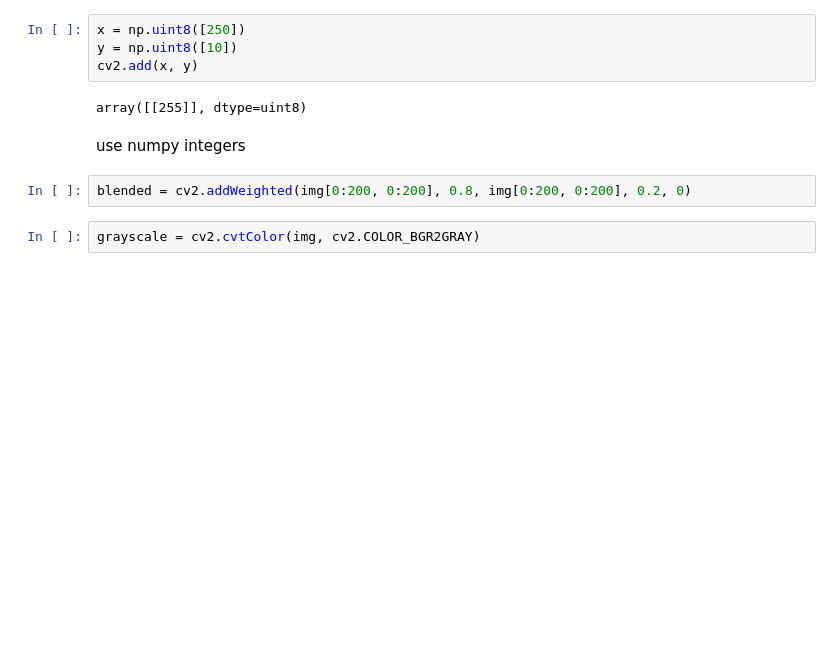
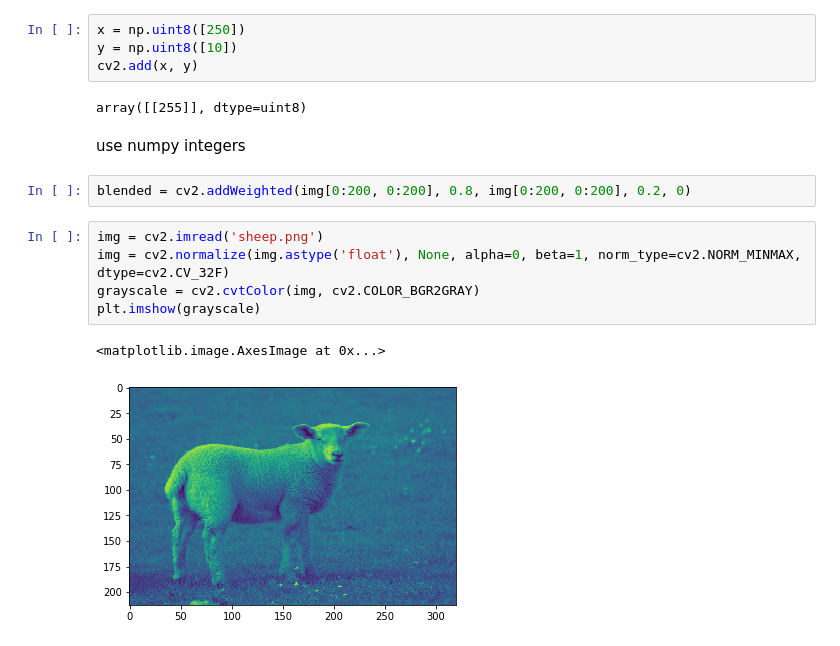
Before and after one commit to Sarsoo/computer-vision, a Jupyter notebook: opencv.ipynb, the cells around one changed output. Saved outputs shown, nothing was run; the diff lists cells and outputs as text; blank space fills up the shorter version.

```diff
--- a/opencv.ipynb
+++ b/opencv.ipynb
@@ -76,5 +76,11 @@ array([[255]], dtype=uint8)
 use numpy integers
 # %%
 blended = cv2.addWeighted(img[0:200, 0:200], 0.8, img[0:200, 0:200], 0.2, 0)
-# %%
-grayscale = cv2.cvtColor(img, cv2.COLOR_BGR2GRAY)
+# %%
+img = cv2.imread('sheep.png')
+img = cv2.normalize(img.astype('float'), None, alpha=0, beta=1, norm_type=cv2.NORM_MINMAX, dtype=cv2.CV_32F)
+grayscale = cv2.cvtColor(img, cv2.COLOR_BGR2GRAY)
+plt.imshow(grayscale)
+# %% [output]
+<matplotlib.image.AxesImage at 0x...>
+[figure, added]
```
Also changed, not shown: parts of 4 cells of this notebook, 4 other files.
